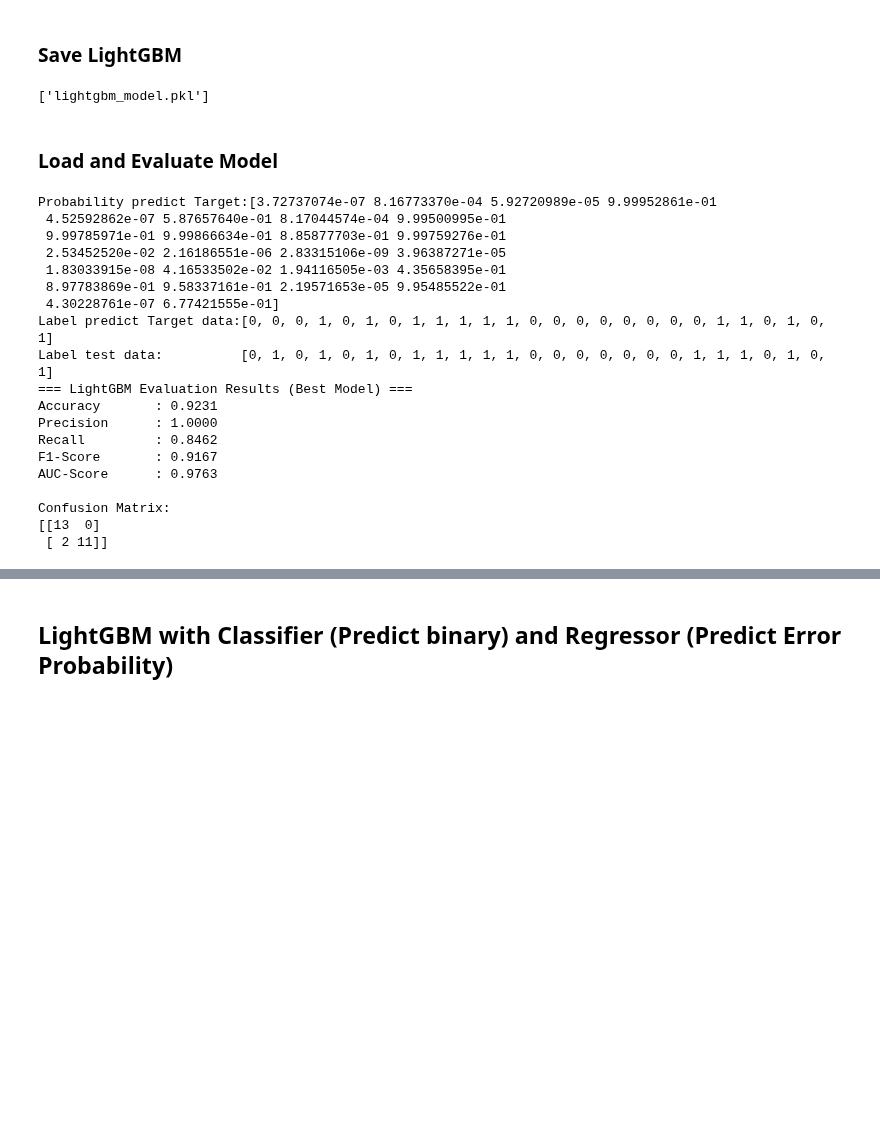
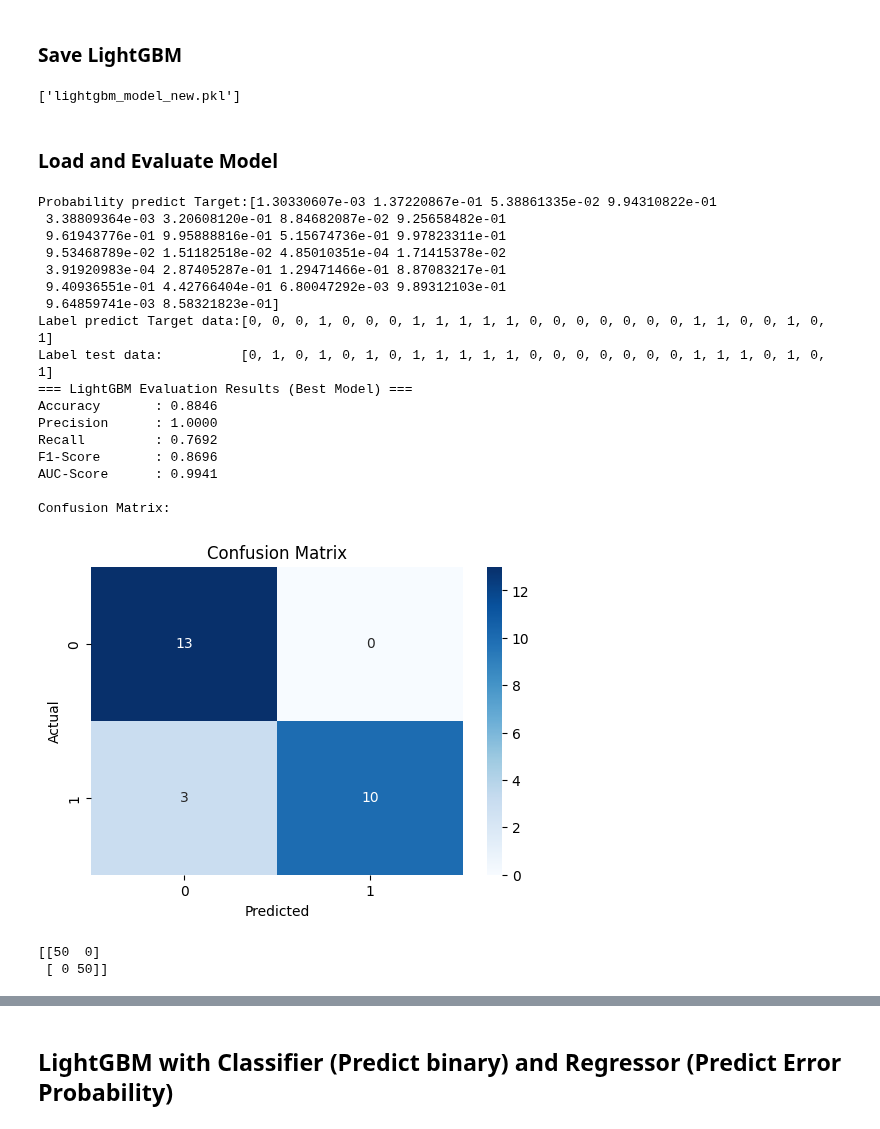
Before and after one commit to Keeta-Kimila/classification-model-that-email-between-Legitimate-or-Phishing, a Jupyter notebook: source_code/feature_extraction_and_model.ipynb, the cells around one changed output, grey strips where cells are left out. Saved outputs shown, nothing was run; the diff lists cells and outputs as text; code cells hidden in the pictures; blank space fills up the shorter version.

```diff
--- a/source_code/feature_extraction_and_model.ipynb
+++ b/source_code/feature_extraction_and_model.ipynb
@@ -1473,12 +1464,13 @@ Best Parameters: {'learning_rate': 0.1, 'max_depth': 3, 'n_estimators': 263}
 import joblib
 
 # Save model
-joblib.dump(best_model_lightgbm, "lightgbm_model.pkl")
+joblib.dump(best_model_lightgbm, "lightgbm_model_new.pkl")
 # %% [output]
-['lightgbm_model.pkl']
+['lightgbm_model_new.pkl']
 # %% [markdown]
 ### Load and Evaluate Model
 # %%
+import seaborn as sns
 # ----------------------------
 # 6) Predict using best model
 # ----------------------------
@@ -1497,48 +1489,56 @@ y_pred_proba = best_model_lightgbm.predict_proba(X_test)[:, 1]
 
 print(f"Probability predict Target:{y_pred_proba}")
 print(f"Label predict Target data:{list(map(int,y_pred))}")
 print(f"Label test data:          {list(y_test)}")
 # ----------------------------
 # 7) Metrics
 # ----------------------------
 acc = accuracy_score(y_test, y_pred)
 prec = precision_score(y_test, y_pred)
 rec = recall_score(y_test, y_pred)
 f1 = f1_score(y_test, y_pred)
 auc = roc_auc_score(y_test, y_pred_proba)
 cm = confusion_matrix(y_test, y_pred)
+cm_train = confusion_matrix(y_train, best_model_lightgbm.predict(X_train))
 
 # ----------------------------
 # 8) Print results
 # ----------------------------
 print("=== LightGBM Evaluation Results (Best Model) ===")
 print(f"Accuracy       : {acc:.4f}")
 print(f"Precision      : {prec:.4f}")
 print(f"Recall         : {rec:.4f}")
 print(f"F1-Score       : {f1:.4f}")
 print(f"AUC-Score      : {auc:.4f}")
 print("\nConfusion Matrix:")
-print(cm)
+plt.figure(figsize=(6, 4))
+sns.heatmap(cm, annot=True, fmt='d', cmap='Blues')
+plt.title('Confusion Matrix')
+plt.ylabel('Actual')
+plt.xlabel('Predicted')
+plt.show()
+print(cm_train)
 # %% [output]
-Probability predict Target:[3.72737074e-07 8.16773370e-04 5.92720989e-05 9.99952861e-01
- 4.52592862e-07 5.87657640e-01 8.17044574e-04 9.99500995e-01
- 9.99785971e-01 9.99866634e-01 8.85877703e-01 9.99759276e-01
- 2.53452520e-02 2.16186551e-06 2.83315106e-09 3.96387271e-05
- 1.83033915e-08 4.16533502e-02 1.94116505e-03 4.35658395e-01
- 8.97783869e-01 9.58337161e-01 2.19571653e-05 9.95485522e-01
- 4.30228761e-07 6.77421555e-01]
-Label predict Target data:[0, 0, 0, 1, 0, 1, 0, 1, 1, 1, 1, 1, 0, 0, 0, 0, 0, 0, 0, 0, 1, 1, 0, 1, 0, 1]
+Probability predict Target:[1.30330607e-03 1.37220867e-01 5.38861335e-02 9.94310822e-01
+ 3.38809364e-03 3.20608120e-01 8.84682087e-02 9.25658482e-01
+ 9.61943776e-01 9.95888816e-01 5.15674736e-01 9.97823311e-01
+ 9.53468789e-02 1.51182518e-02 4.85010351e-04 1.71415378e-02
+ 3.91920983e-04 2.87405287e-01 1.29471466e-01 8.87083217e-01
+ 9.40936551e-01 4.42766404e-01 6.80047292e-03 9.89312103e-01
+ 9.64859741e-03 8.58321823e-01]
+Label predict Target data:[0, 0, 0, 1, 0, 0, 0, 1, 1, 1, 1, 1, 0, 0, 0, 0, 0, 0, 0, 1, 1, 0, 0, 1, 0, 1]
 Label test data:          [0, 1, 0, 1, 0, 1, 0, 1, 1, 1, 1, 1, 0, 0, 0, 0, 0, 0, 0, 1, 1, 1, 0, 1, 0, 1]
 === LightGBM Evaluation Results (Best Model) ===
-Accuracy       : 0.9231
+Accuracy       : 0.8846
 Precision      : 1.0000
-Recall         : 0.8462
-F1-Score       : 0.9167
-AUC-Score      : 0.9763
+Recall         : 0.7692
+F1-Score       : 0.8696
+AUC-Score      : 0.9941
 
 Confusion Matrix:
-[[13  0]
- [ 2 11]]
+[figure, added]
+[[50  0]
+ [ 0 50]]
 # %%
 import matplotlib.pyplot as plt
 
```
Also changed, not shown: parts of 3 cells of this notebook.
